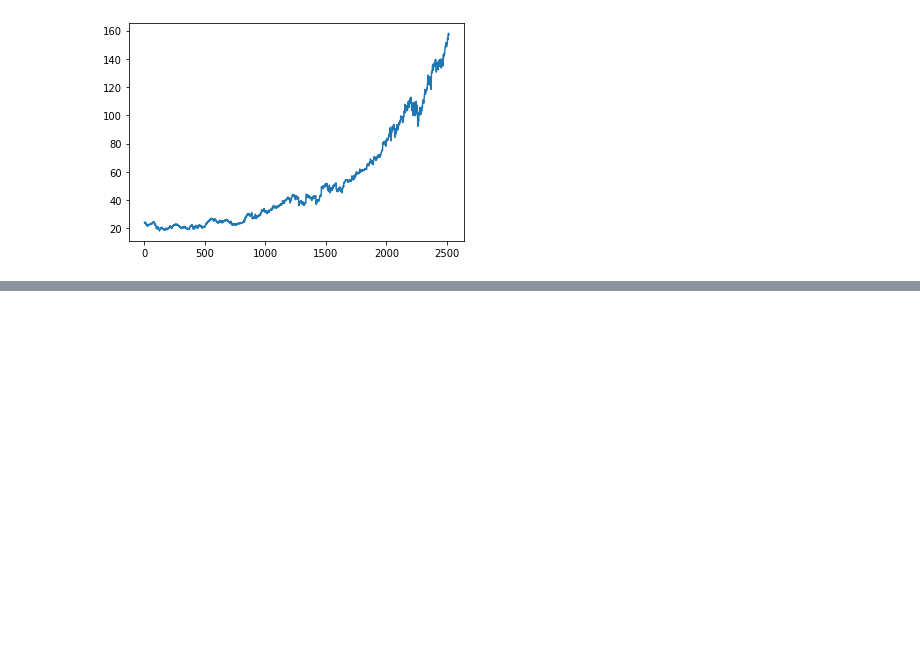
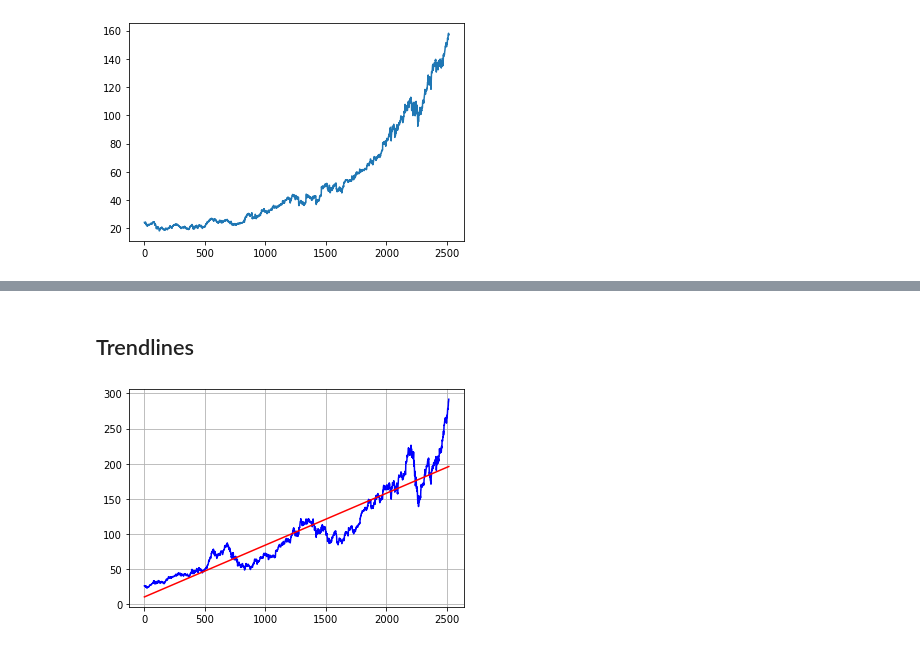
Before and after one commit to kick-ban-ignore/BA_Thesis_Statistics, a Jupyter notebook: Finance_Data.ipynb, the cells around one changed output, grey strips where cells are left out. Cells and saved outputs as stored; diff of their text form; code cells hidden in the pictures; blank space fills up the shorter version.

```diff
--- a/Finance_Data.ipynb
+++ b/Finance_Data.ipynb
@@ -201,0 +217,17 @@ ZTS   0.911721  0.932280  0.976759  0.952058  0.773084  0.821490  1.000000
+# %% [markdown]
+## Trendlines
+# %%
+#preparing the data
+daten = sp500["AAPL"] #using only AAPL data
+x = list(range(0, len(daten.index.tolist()), 1)) # converting dates into numbers
+
+#1D linear regression model of x and daten
+fit = np.polyfit(x, daten.values, 1)
+fit1d = np.poly1d(fit)
+
+#plot
+plt.grid(True)
+plt.plot(daten.index, daten.values, "b", daten.index, fit1d(x), "r")
+plt.show()
+# %% [output]
+[figure, added]
```
Also changed, not shown: parts of 6 cells of this notebook.
